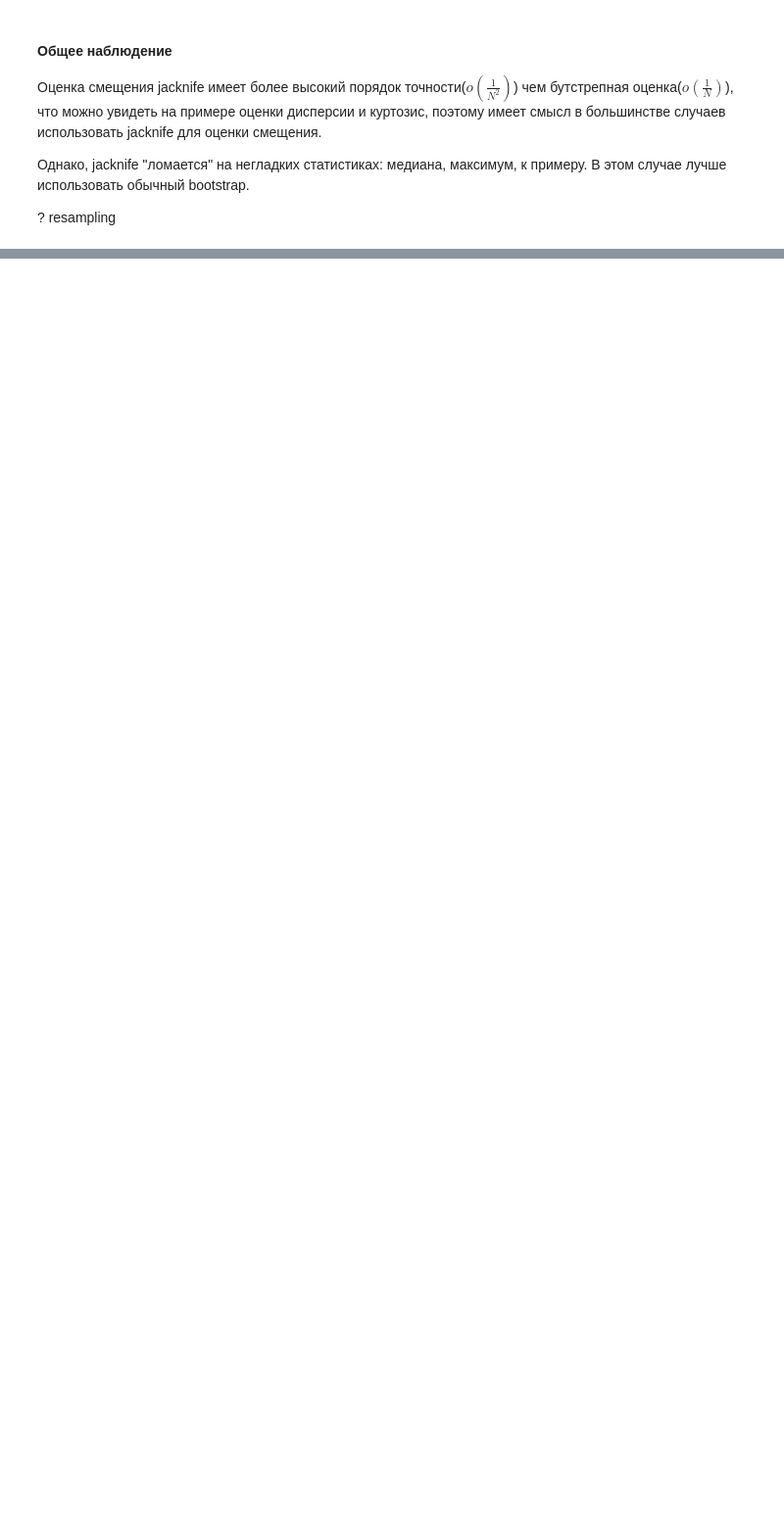
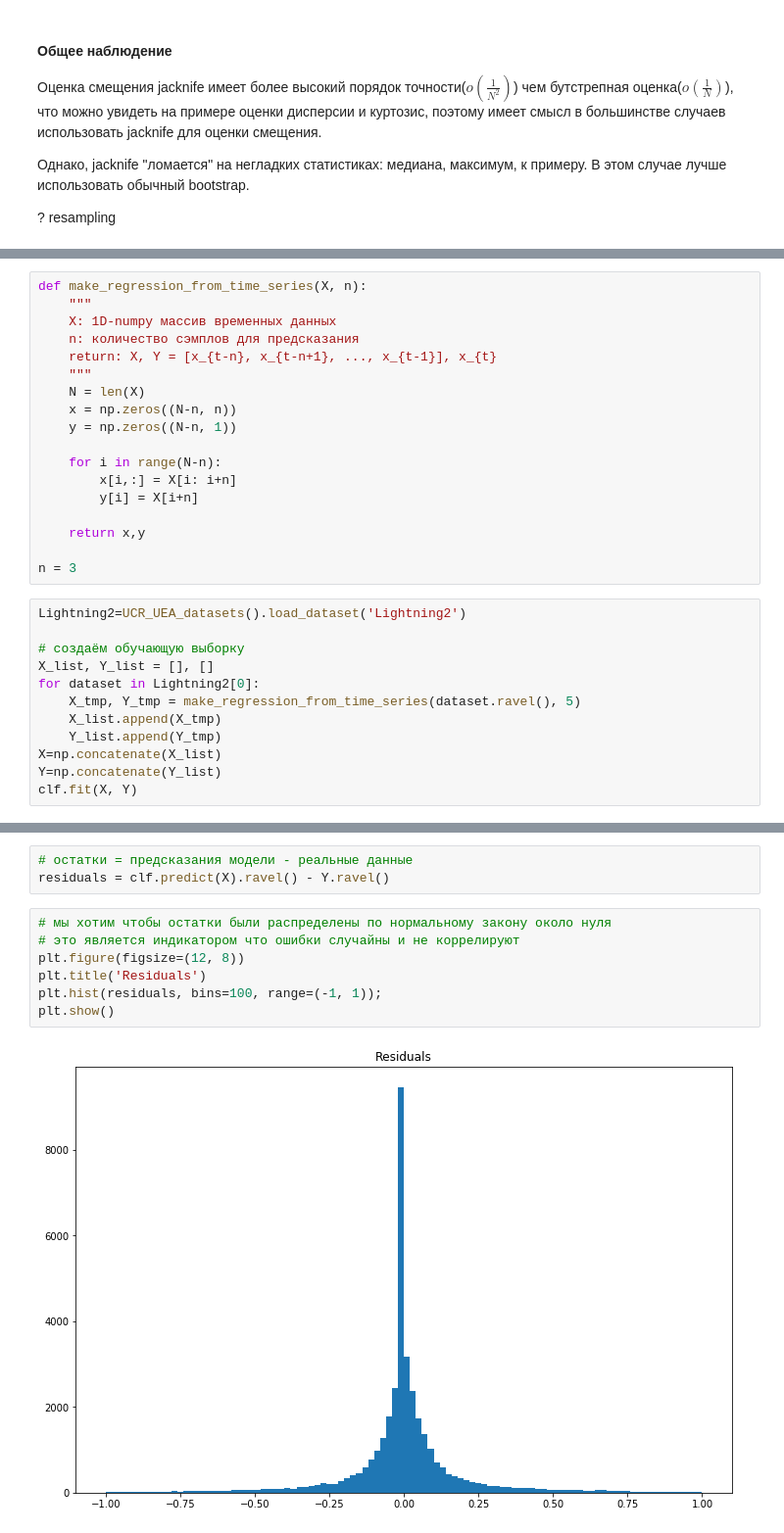
Before and after one commit to SchattenGenie/stats-ml, a Jupyter notebook: bootstrap/Bootstrap.ipynb, the cells around one changed output, grey strips where cells are left out. Shown: that part at 98% size. Cells and saved outputs as stored; diff of their text form; blank space fills up the shorter version.

```diff
--- a/bootstrap/Bootstrap.ipynb
+++ b/bootstrap/Bootstrap.ipynb
@@ -471,0 +491,30 @@ plot_bias_comparison_sigma_discrete(N=1000, theta=1500)
+# %%
+def make_regression_from_time_series(X, n):
+    """
+    X: 1D-numpy массив временных данных
+    n: количество сэмплов для предсказания
+    return: X, Y = [x_{t-n}, x_{t-n+1}, ..., x_{t-1}], x_{t}
+    """
+    N = len(X)
+    x = np.zeros((N-n, n))
+    y = np.zeros((N-n, 1))
+
+    for i in range(N-n):
+        x[i,:] = X[i: i+n]
+        y[i] = X[i+n]
+
+    return x,y
+
+n = 3
+# %%
+Lightning2=UCR_UEA_datasets().load_dataset('Lightning2')
+
+# создаём обучающую выборку
+X_list, Y_list = [], []
+for dataset in Lightning2[0]:
+    X_tmp, Y_tmp = make_regression_from_time_series(dataset.ravel(), 5)
+    X_list.append(X_tmp)
+    Y_list.append(Y_tmp)
+X=np.concatenate(X_list)
+Y=np.concatenate(Y_list)
+clf.fit(X, Y)
@@ -471,0 +527,12 @@ plot_bias_comparison_sigma_discrete(N=1000, theta=1500)
+# %%
+# остатки = предсказания модели - реальные данные
+residuals = clf.predict(X).ravel() - Y.ravel()
+# %%
+# мы хотим чтобы остатки были распределены по нормальному закону около нуля
+# это является индикатором что ошибки случайны и не коррелируют
+plt.figure(figsize=(12, 8))
+plt.title('Residuals')
+plt.hist(residuals, bins=100, range=(-1, 1));
+plt.show()
+# %% [output]
+[figure, added]
```
Also changed, not shown: parts of 33 cells of this notebook.
